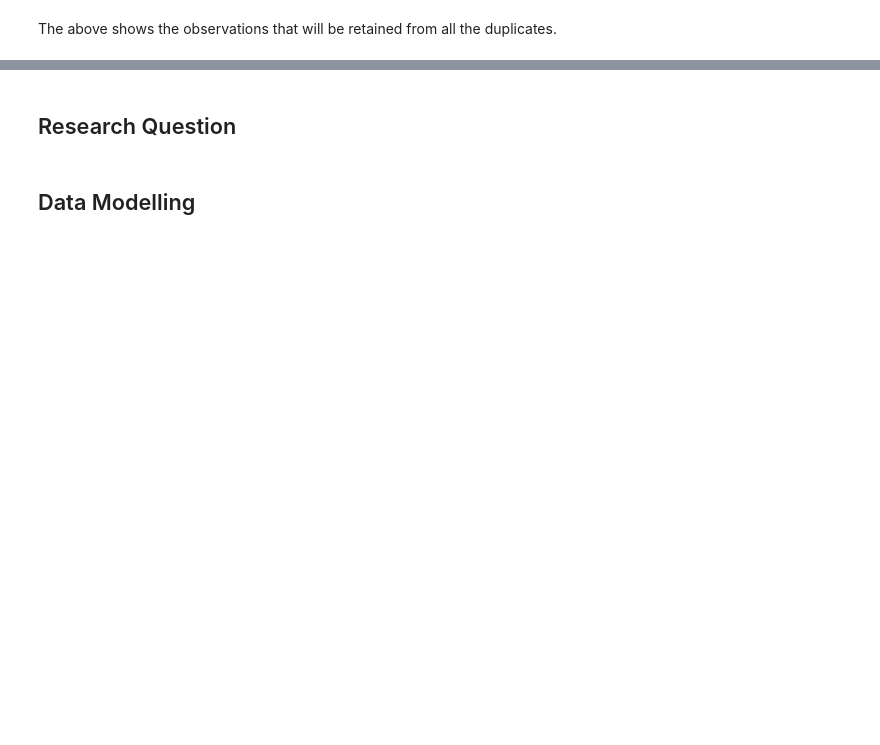
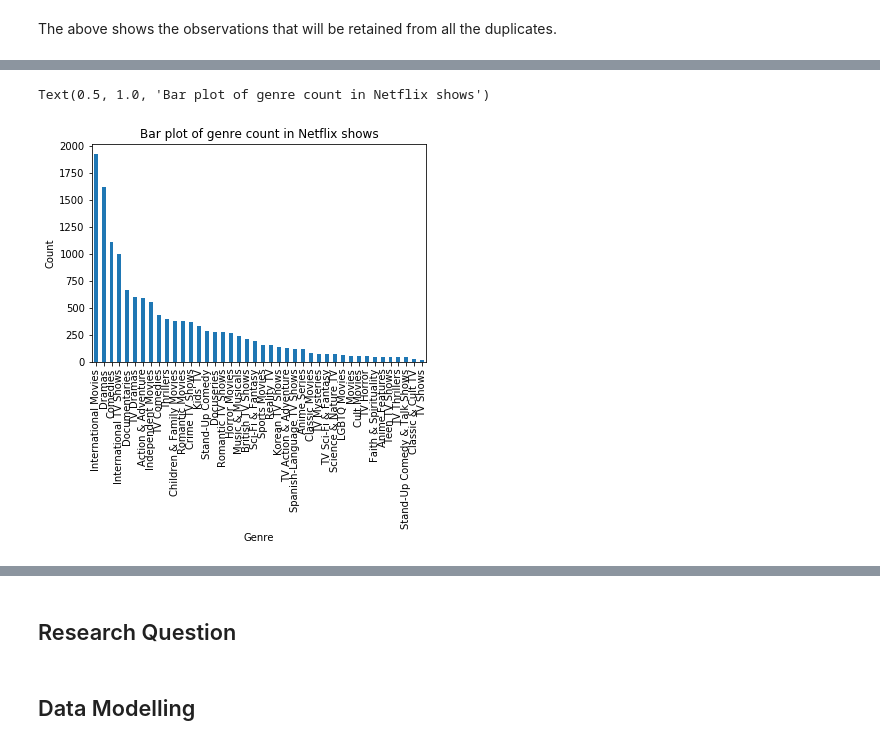
Before and after one commit to BrianJSo/NetflixCSMODEL, a Jupyter notebook: netflix.ipynb, the cells around one changed output, grey strips where cells are left out. Drawn from its saved outputs; the diff is of its cells as text; code cells hidden in the pictures; blank space fills up the shorter version.

```diff
--- a/netflix.ipynb
+++ b/netflix.ipynb
@@ -80,0 +146,12 @@ netflix_df_2
+# %%
+listed_in_series = netflix_df_2['listed_in']
+genre_matrix = []
+
+for string in listed_in_series:
+    split_str = string.split(', ')
+    genre_matrix.append(split_str)
+
+genre_df = pd.DataFrame(genre_matrix)
+genre_list = pd.concat([genre_df[0], genre_df[1], genre_df[2]])
+genre_list.dropna(inplace = True)
+genre_list
@@ -81,3 +171,13 @@ netflix_df_2
+# %%
+genre_count = genre_list.value_counts()
+
+genre_count.plot.bar()
+plt.xlabel('Genre')
+plt.ylabel('Count')
+plt.title('Bar plot of genre count in Netflix shows')
+# %% [output]
+Text(0.5, 1.0, 'Bar plot of genre count in Netflix shows')
+[figure, added]
 # %%
 netflix_df_2.insert(12, "isLGBT", netflix_df_2["listed_in"].str.find("LGBT") != -1, True)
 netflix_df_2
```
Also changed, not shown: parts of 16 cells of this notebook, 1 other file.
